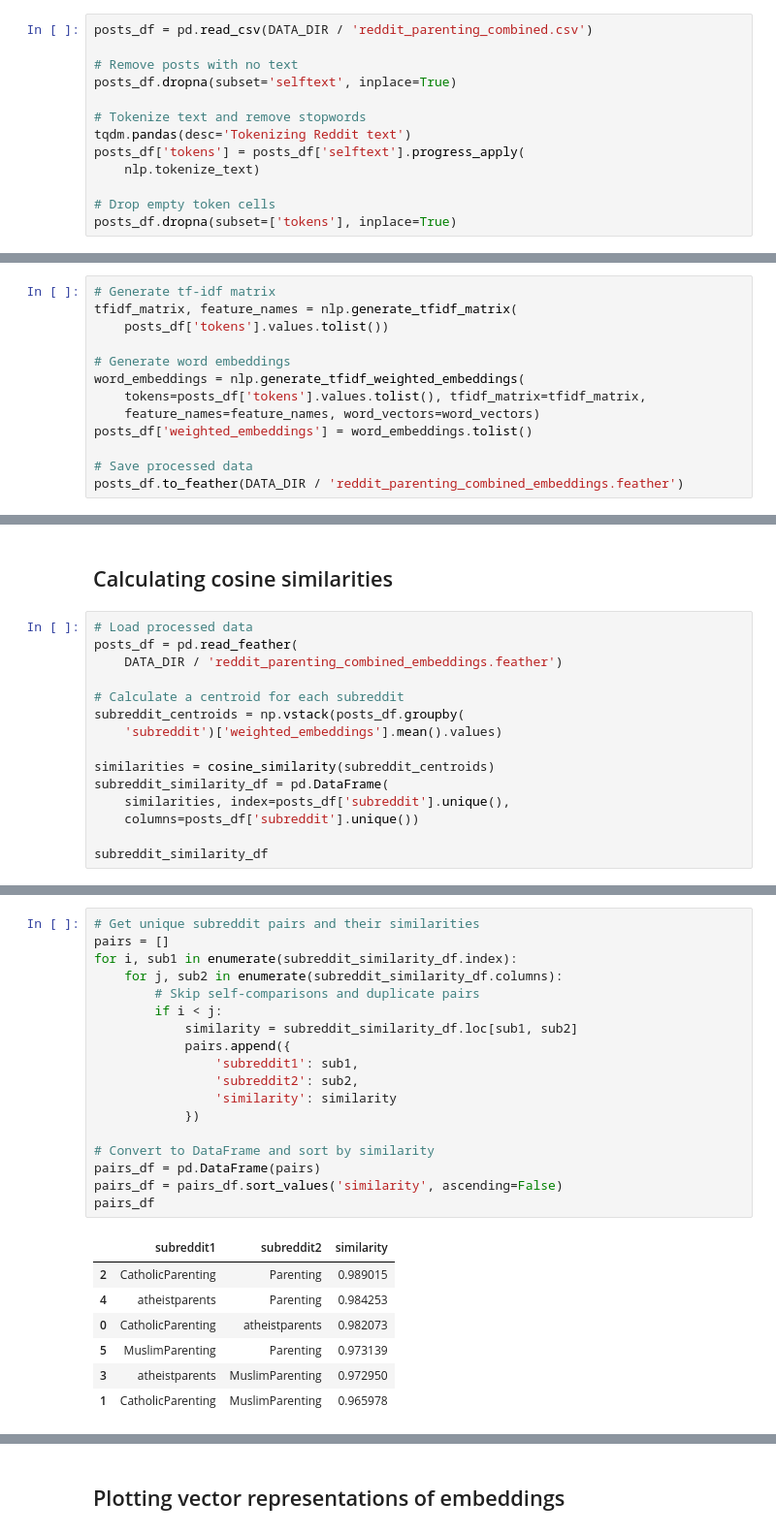
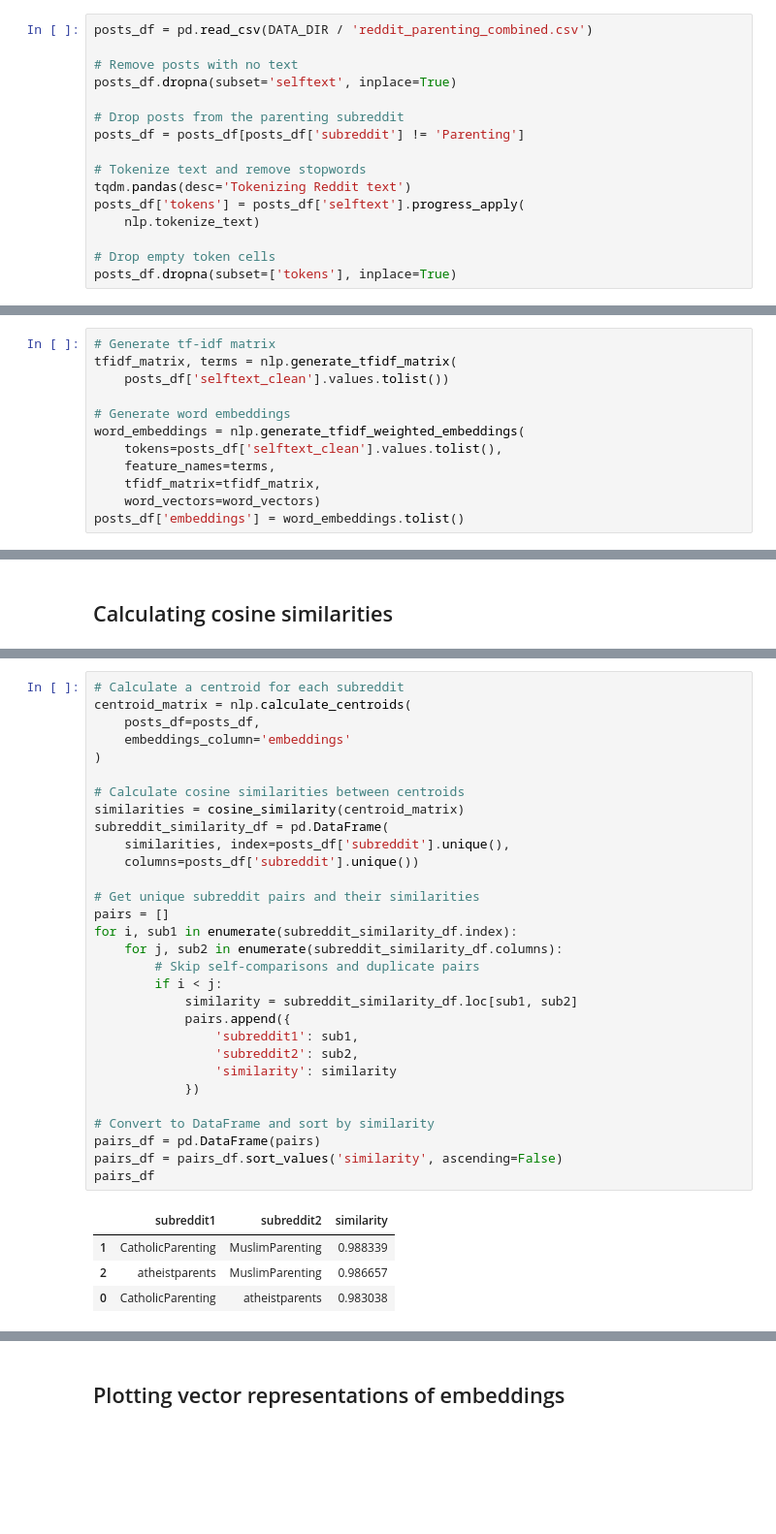
Before and after one commit to shreyansh-2003/parenting-style-subreddits-analyser, a Jupyter notebook: subreddit_similarity_analysis.ipynb, the cells around one changed output, grey strips where cells are left out. Shown: that part at 97% size. Cells and saved outputs as stored; diff of their text form; blank space fills up the shorter version.

```diff
--- a/subreddit_similarity_analysis.ipynb
+++ b/subreddit_similarity_analysis.ipynb
@@ -26,6 +26,9 @@ posts_df = pd.read_csv(DATA_DIR / 'reddit_parenting_combined.csv')
 
 # Remove posts with no text
 posts_df.dropna(subset='selftext', inplace=True)
+
+# Drop posts from the parenting subreddit
+posts_df = posts_df[posts_df['subreddit'] != 'Parenting']
 
 # Tokenize text and remove stopwords
 tqdm.pandas(desc='Tokenizing Reddit text')
@@ -111,14 +114,13 @@ word_vectors = KeyedVectors.load_word2vec_format(
     EMBEDDINGS_DIR / 'glove.840B.300d.txt', binary=False, no_header=True)
 # %%
 # Generate tf-idf matrix
-tfidf_matrix, feature_names = nlp.generate_tfidf_matrix(
-    posts_df['tokens'].values.tolist())
+tfidf_matrix, terms = nlp.generate_tfidf_matrix(
+    posts_df['selftext_clean'].values.tolist())
 
 # Generate word embeddings
 word_embeddings = nlp.generate_tfidf_weighted_embeddings(
-    tokens=posts_df['tokens'].values.tolist(), tfidf_matrix=tfidf_matrix,
-    feature_names=feature_names, word_vectors=word_vectors)
-posts_df['weighted_embeddings'] = word_embeddings.tolist()
-
-# Save processed data
-posts_df.to_feather(DATA_DIR / 'reddit_parenting_combined_embeddings.feather')
+    tokens=posts_df['selftext_clean'].values.tolist(),
+    feature_names=terms,
+    tfidf_matrix=tfidf_matrix,
+    word_vectors=word_vectors)
+posts_df['embeddings'] = word_embeddings.tolist()
@@ -125,17 +140,2 @@ posts_df.to_feather(DATA_DIR / 'reddit_parenting_combined_embeddings.feather')
 # %% [markdown]
 ## Calculating cosine similarities
-# %%
-# Load processed data
-posts_df = pd.read_feather(
-    DATA_DIR / 'reddit_parenting_combined_embeddings.feather')
-
-# Calculate a centroid for each subreddit
-subreddit_centroids = np.vstack(posts_df.groupby(
-    'subreddit')['weighted_embeddings'].mean().values)
-
-similarities = cosine_similarity(subreddit_centroids)
-subreddit_similarity_df = pd.DataFrame(
-    similarities, index=posts_df['subreddit'].unique(),
-    columns=posts_df['subreddit'].unique())
-
-subreddit_similarity_df
@@ -148,26 +142,35 @@ subreddit_similarity_df
 # %%
+# Calculate a centroid for each subreddit
+centroid_matrix = nlp.calculate_centroids(
+    posts_df=posts_df,
+    embeddings_column='embeddings'
+)
+
+# Calculate cosine similarities between centroids
+similarities = cosine_similarity(centroid_matrix)
+subreddit_similarity_df = pd.DataFrame(
+    similarities, index=posts_df['subreddit'].unique(),
+    columns=posts_df['subreddit'].unique())
+
 # Get unique subreddit pairs and their similarities
 pairs = []
 for i, sub1 in enumerate(subreddit_similarity_df.index):
     for j, sub2 in enumerate(subreddit_similarity_df.columns):
         # Skip self-comparisons and duplicate pairs
         if i < j:
             similarity = subreddit_similarity_df.loc[sub1, sub2]
             pairs.append({
                 'subreddit1': sub1,
                 'subreddit2': sub2,
                 'similarity': similarity
             })
 
 # Convert to DataFrame and sort by similarity
 pairs_df = pd.DataFrame(pairs)
 pairs_df = pairs_df.sort_values('similarity', ascending=False)
 pairs_df
 # %% [output]
 |  | subreddit1 | subreddit2 | similarity |
-| 2 | CatholicParenting | Parenting | 0.989015 |
-| 4 | atheistparents | Parenting | 0.984253 |
-| 0 | CatholicParenting | atheistparents | 0.982073 |
-| 5 | MuslimParenting | Parenting | 0.973139 |
-| 3 | atheistparents | MuslimParenting | 0.972950 |
-| 1 | CatholicParenting | MuslimParenting | 0.965978 |
+| 1 | CatholicParenting | MuslimParenting | 0.988339 |
+| 2 | atheistparents | MuslimParenting | 0.986657 |
+| 0 | CatholicParenting | atheistparents | 0.983038 |
```
Also changed, not shown: parts of 10 cells of this notebook, 2 other files.
